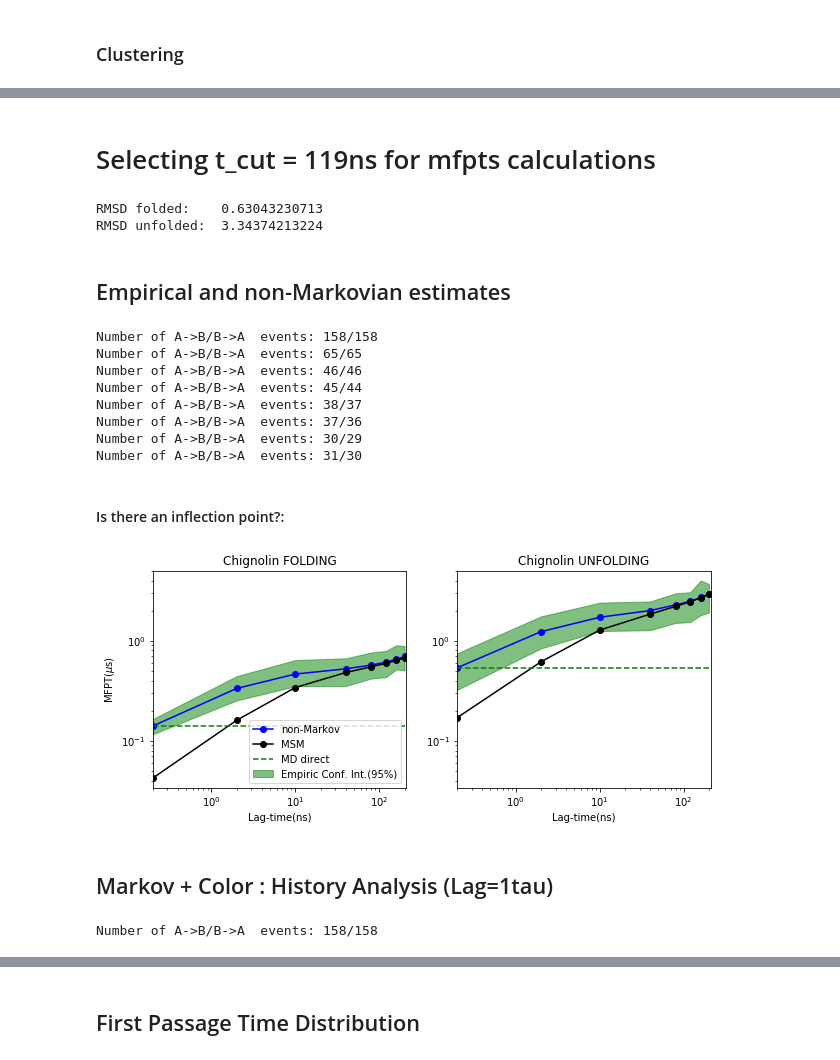
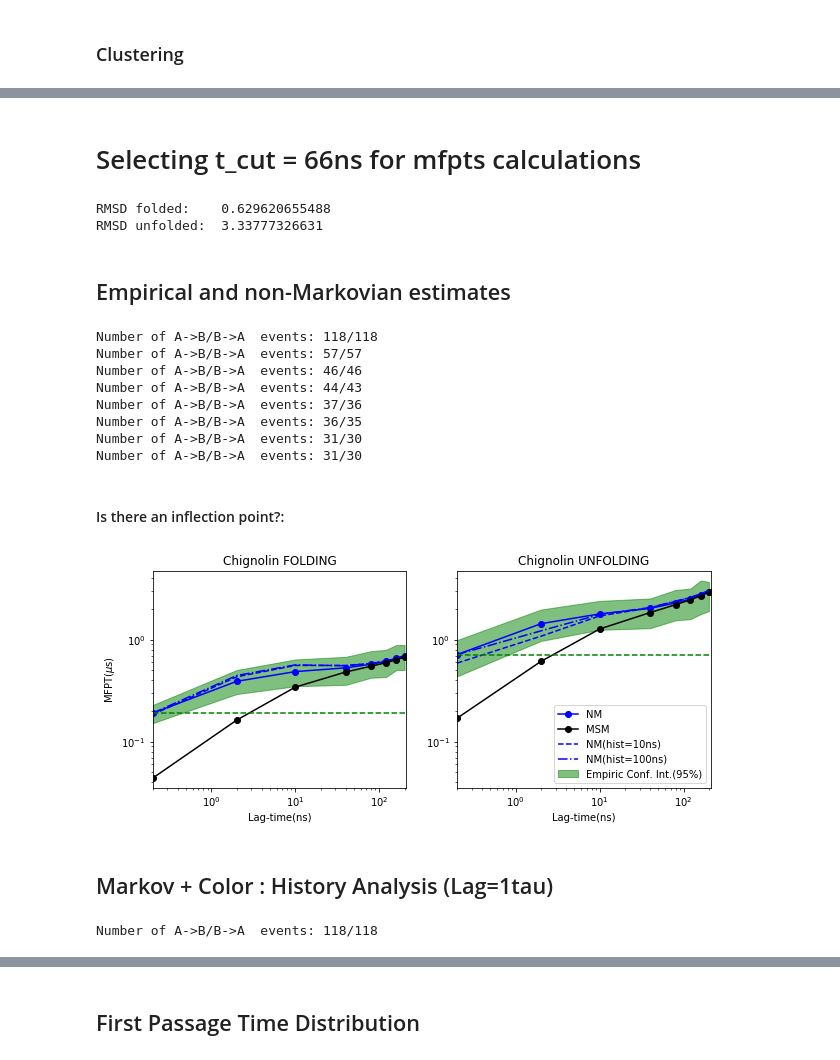
Before and after one commit to choderalab/msm-mfpt, a Jupyter notebook: models/Chignoling_mfpts_and_corrfunc_after_clustering.ipynb, the cells around one changed output, grey strips where cells are left out. Drawn from its saved outputs; the diff is of its cells as text; code cells hidden in the pictures.

Commit message:
new plots, markov+color

```diff
--- a/models/Chignoling_mfpts_and_corrfunc_after_clustering.ipynb
+++ b/models/Chignoling_mfpts_and_corrfunc_after_clustering.ipynb
@@ -297,7 +297,7 @@ for k, index in enumerate(lag_index):
     plt.show()
 
     printmd("#### t_AB plots:")
-    plot_t_AB(t_cut_values, t_min_list, t_max_list, t_AB_list,tAB_interval=[0,50])
+    plot_t_AB(t_cut_values, t_min_list, t_max_list, t_AB_list)
 
 #     printmd("#### RMSD of the Macrostates:")
 #     plot_rmsd_histogram_clusters(t_cut_values, big_clusters_list, rmsd, dt, dtrajs=cluster.dtrajs)
@@ -326,5 +328,5 @@ t_cut: 114.00ns, t_min: 114.14ns, t_max: 2.80e+02ns, tAB: 0.00ns
 # %% [markdown]
-# Selecting t_cut = 119ns for mfpts calculations
+# Selecting t_cut = 66ns for mfpts calculations
 # %%
 #Selection of the t_cut
 macrostates = biggest_clusters_indexes(big_clusters_list[6], n_pick=2)
@@ -343,8 +345,8 @@ if rmsdB > rmsdA:
 print("RMSD folded:   ", rmsdB )
 print("RMSD unfolded: ", rmsdA )
 # %% [output]
-RMSD folded:    0.63043230713
-RMSD unfolded:  3.34374213224
+RMSD folded:    0.629620655488
+RMSD unfolded:  3.33777326631
 # %%
 dt = 0.0002 # in micro-sec
 
@@ -376,6 +378,18 @@ empirical_mfptsBA =[]
 nm_mfptsAB = []
 nm_mfptsBA = []
 
+nm_hist10ns_mfptsAB = []
+nm_hist10ns_mfptsBA = []
+
+nm_hist20ns_mfptsAB = []
+nm_hist20ns_mfptsBA = []
+
+nm_hist50ns_mfptsAB = []
+nm_hist50ns_mfptsBA = []
+
+nm_hist100ns_mfptsAB = []
+nm_hist100ns_mfptsBA = []
+
 std_errAB = []
 std_errBA = []
 
@@ -383,7 +397,18 @@ for i, lag in enumerate(lag_to_use):
 
     nm_model = NonMarkovModel(cluster.dtrajs, stateA, stateB, lag_time=lag, sliding_window=True)
 
+    # markov + color
+    nm_model_hist10ns  = MarkovPlusColorModel(cluster.dtrajs, stateA, stateB, lag_time=lag, hist_length=50)
+    nm_model_hist20ns  = MarkovPlusColorModel(cluster.dtrajs, stateA, stateB, lag_time=lag, hist_length=100)
+    nm_model_hist50ns  = MarkovPlusColorModel(cluster.dtrajs, stateA, stateB, lag_time=lag, hist_length=250)
+    nm_model_hist100ns = MarkovPlusColorModel(cluster.dtrajs, stateA, stateB, lag_time=lag, hist_length=500)
+
     nm_kinetics = nm_model.mfpts()
+    nm_model_hist10ns_kinetics = nm_model_hist10ns.mfpts()
+    nm_model_hist20ns_kinetics = nm_model_hist20ns.mfpts()
+    nm_model_hist50ns_kinetics = nm_model_hist50ns.mfpts()
+    nm_model_hist100ns_kinetics = nm_model_hist100ns.mfpts()
+
     e_kinetics = nm_model.empirical_mfpts()
 
 
@@ -395,15 +420,27 @@ for i, lag in enumerate(lag_to_use):
 
     nm_mfptsAB.append(nm_kinetics['mfptAB']*dt)
     nm_mfptsBA.append(nm_kinetics['mfptBA']*dt)
+
+    nm_hist10ns_mfptsAB.append(nm_model_hist10ns_kinetics['mfptAB']*dt)
+    nm_hist10ns_mfptsBA.append(nm_model_hist10ns_kinetics['mfptBA']*dt)
+
+    nm_hist20ns_mfptsAB.append(nm_model_hist20ns_kinetics['mfptAB']*dt)
+    nm_hist20ns_mfptsBA.append(nm_model_hist20ns_kinetics['mfptBA']*dt)
+
+    nm_hist50ns_mfptsAB.append(nm_model_hist50ns_kinetics['mfptAB']*dt)
+    nm_hist50ns_mfptsBA.append(nm_model_hist50ns_kinetics['mfptBA']*dt)
+
+    nm_hist100ns_mfptsAB.append(nm_model_hist100ns_kinetics['mfptAB']*dt)
+    nm_hist100ns_mfptsBA.append(nm_model_hist100ns_kinetics['mfptBA']*dt)
 # %% [output]
-Number of A->B/B->A  events: 158/158
-Number of A->B/B->A  events: 65/65
+Number of A->B/B->A  events: 118/118
+Number of A->B/B->A  events: 57/57
 Number of A->B/B->A  events: 46/46
-Number of A->B/B->A  events: 45/44
-Number of A->B/B->A  events: 38/37
+Number of A->B/B->A  events: 44/43
 Number of A->B/B->A  events: 37/36
-Number of A->B/B->A  events: 30/29
+Number of A->B/B->A  events: 36/35
 Number of A->B/B->A  events: 31/30
+Number of A->B/B->A  events: 31/30
 # %%
 lag_to_use_ns = np.array(lag_to_use) * 0.2
 
@@ -419,37 +456,47 @@ fig=plt.figure(figsize = (10,4))
 
 ax1 = fig.add_subplot(121)
 ax1.fill_between(lag_to_use_ns, empirical_mfptAB_min, empirical_mfptAB_max,
                  alpha=0.5, color="green", label="Empiric Conf. Int.(95%)" )
-ax1.plot(lag_to_use_ns, nm_mfptsAB, "-o", label="non-Markov", c='b')
+ax1.plot(lag_to_use_ns, nm_mfptsAB, "-o", label="NM", c='b')
+
+ax1.plot(lag_to_use_ns, nm_hist10ns_mfptsAB, "--", label="NM(hist=10ns)", c='b')
+ax1.plot(lag_to_use_ns, nm_hist100ns_mfptsAB, "-.", label="NM(hist=100ns)", c='b')
+
 ax1.plot(lag_to_use_ns, msm_mfptAB, "-o",color='k', label="MSM")
 ax1.plot(lag_to_use_ns, [empirical_mfptsAB[0] for i in lag_to_use_ns], "--", color='green',label='MD direct')
 #ax1.plot(lag_to_use_ns, lag_to_use_ns/nm_model.popA/1000, c='purple')
 ax1.set_xscale("log")
 ax1.set_yscale("log")
 ax1.set_title("Chignolin FOLDING")
 ax1.set_xlabel("Lag-time(ns)")
 ax1.set_ylabel("MFPT($\mu$s)")
 ax1.set_xlim(0,210)
-plt.legend(loc='lower right')
+#plt.legend(loc='upper left')
 
 ax2 = fig.add_subplot(122, sharey=ax1)
 ax2.fill_between(lag_to_use_ns, empirical_mfptBA_min, empirical_mfptBA_max,
                  alpha=0.5, color="green", label="Empiric Conf. Int.(95%)" )
-ax2.plot(lag_to_use_ns, nm_mfptsBA, "-o", label="non-Markov", c='b' )
+ax2.plot(lag_to_use_ns, nm_mfptsBA, "-o", label="NM", c='b' )
 ax2.plot(lag_to_use_ns, msm_mfptBA, "-o",color='k', label="MSM")
 #ax2.plot(lag_to_use_ns, lag_to_use_ns/nm_model.popB/1000, color='purple')
+
+ax2.plot(lag_to_use_ns, nm_hist10ns_mfptsBA, "--", label="NM(hist=10ns)", c='b')
+ax2.plot(lag_to_use_ns, nm_hist100ns_mfptsBA, "-.", label="NM(hist=100ns)", c='b')
+
+
 ax2.set_xscale("log")
 ax2.set_yscale("log")
 ax2.set_title("Chignolin UNFOLDING")
 ax2.set_xlabel("Lag-time(ns)")
 ax2.set_xlim(0,210)
+plt.legend(loc='lower right')
 ax2.plot(lag_to_use_ns, [empirical_mfptsBA[0] for i in lag_to_use_ns], "--", color='green', label='MD direct')
 #plt.legend(bbox_to_anchor=(1.05, 1), loc=2, borderaxespad=0.)
 
 plt.show()
 # %% [output]
 #### Is there an inflection point?:
-[figure, old version]
+[figure, new version]
 # %% [markdown]
 ## Markov + Color : History Analysis (Lag=1tau)
 # %%
@@ -475,7 +522,7 @@ emp_mfptBA = emp_mfpts['mfptBA']*dt
 emp_std_err_mfptAB = emp_mfpts['std_err_mfptAB']*dt
 emp_std_err_mfptBA = emp_mfpts['std_err_mfptBA']*dt
 # %% [output]
-Number of A->B/B->A  events: 158/158
+Number of A->B/B->A  events: 118/118
 # %%
 alpha = 0.5
 
```
Also changed, not shown: parts of 8 cells of this notebook.
